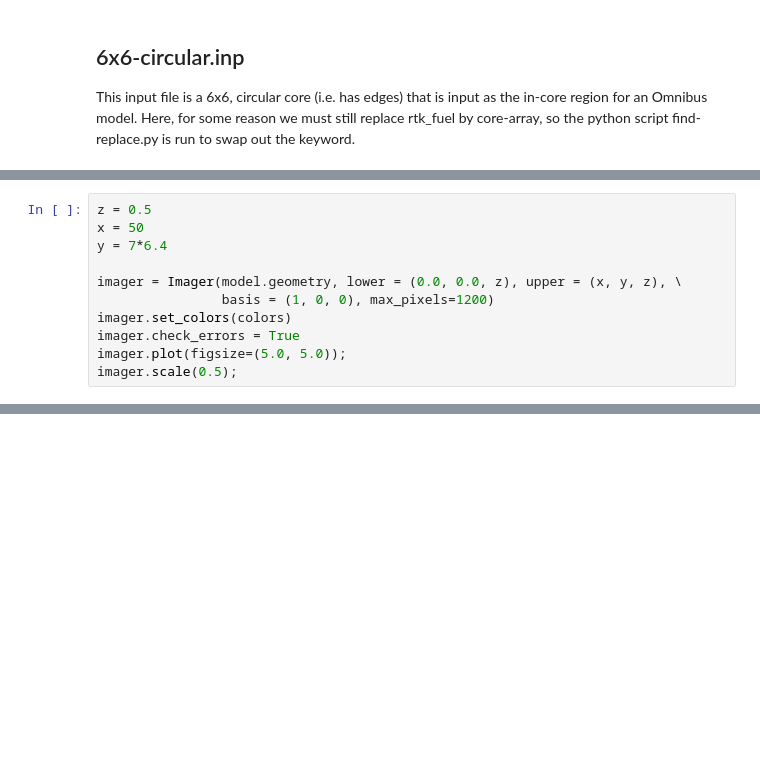
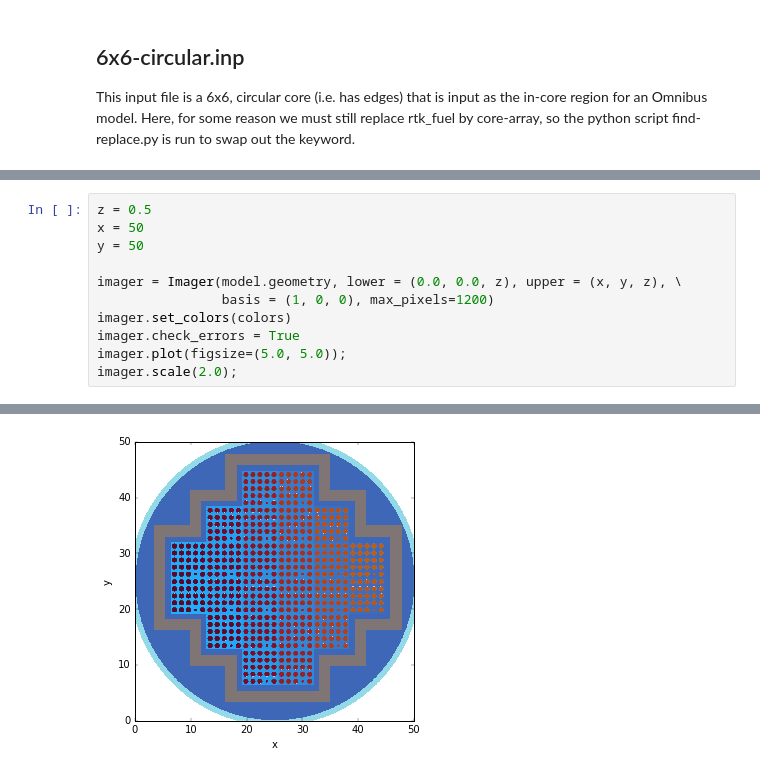
Before and after one commit to aprilnovak/nkq_analysis, a Jupyter notebook: notebooks/visualize-gg.ipynb, the cells around one changed output, grey strips where cells are left out. Saved outputs shown, nothing was run; the diff lists cells and outputs as text; blank space fills up the shorter version.

Commit message:
visualized an in-core + ex-core geometry with baffle

```diff
--- a/notebooks/visualize-gg.ipynb
+++ b/notebooks/visualize-gg.ipynb
@@ -165,11 +163,12 @@ INFO: Data generated with Exnihilo version b'6.2 (r29627: #d1472c46 on 2017FEB03
 # %%
 z = 0.5
 x = 50
-y = 7*6.4
+y = 50
 
 imager = Imager(model.geometry, lower = (0.0, 0.0, z), upper = (x, y, z), \
                 basis = (1, 0, 0), max_pixels=1200)
 imager.set_colors(colors)
 imager.check_errors = True
 imager.plot(figsize=(5.0, 5.0));
-imager.scale(0.5);
+imager.scale(2.0);
+# %% [output]
@@ -175,0 +176 @@ imager.scale(0.5);
+[figure, added]
```
Also changed, not shown: parts of 4 cells of this notebook, 3 other files.
